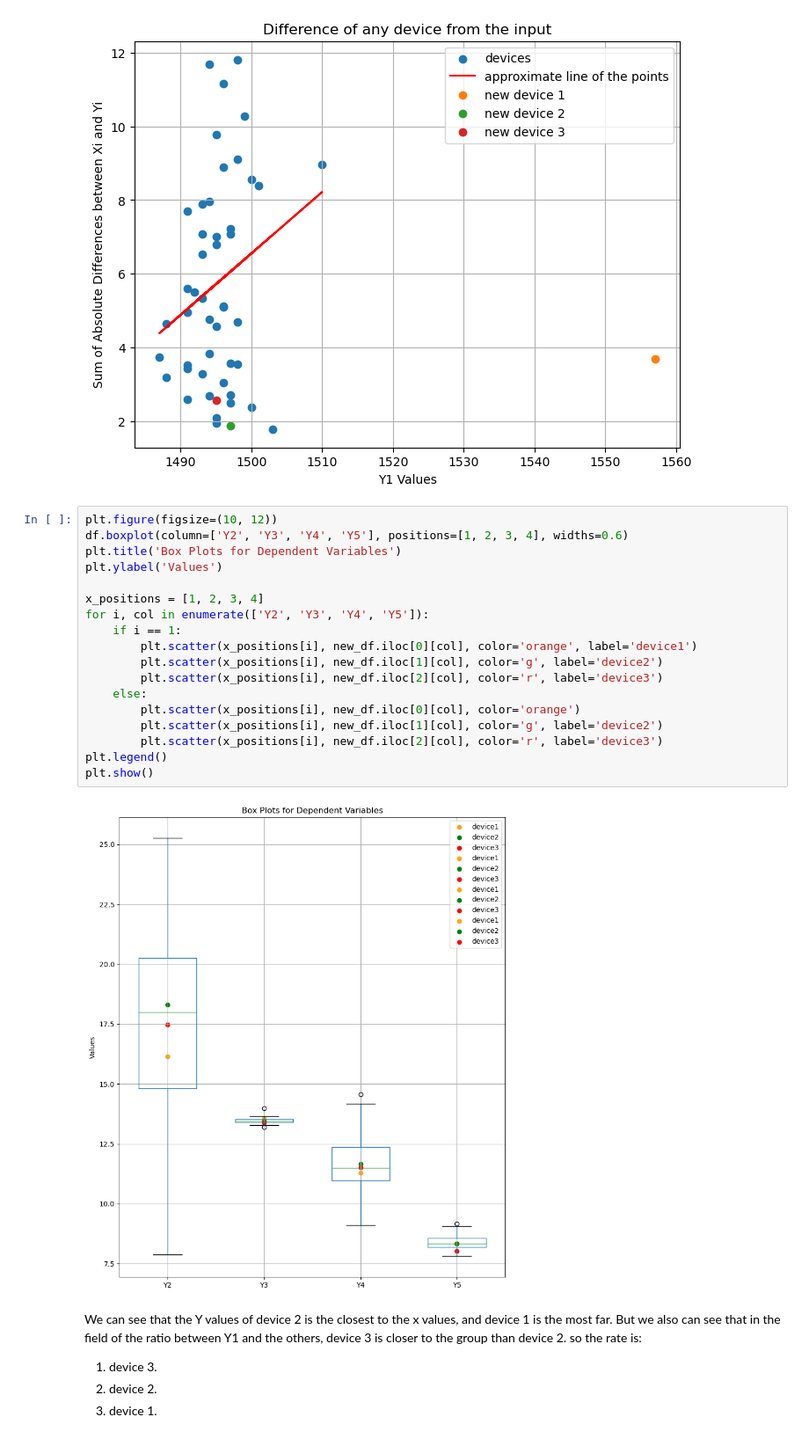
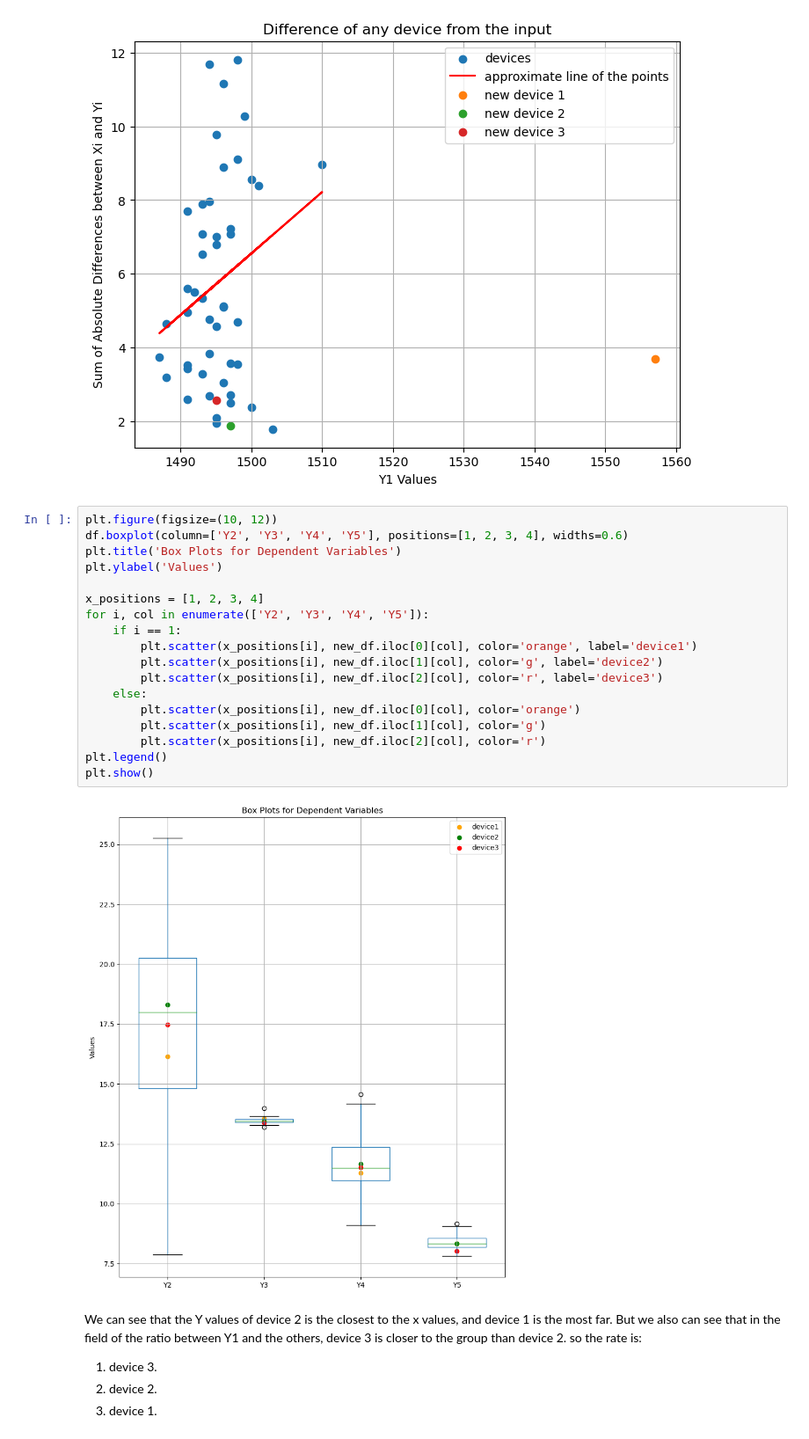
Before and after one commit to itamar3113/factory_test, a Jupyter notebook: Assigment - Itamar Mantzur.ipynb, the cells around one changed output. Shown: that part at 88% size. Saved outputs shown, nothing was run; the diff lists cells and outputs as text.

```diff
--- a/Assigment - Itamar Mantzur.ipynb
+++ b/Assigment - Itamar Mantzur.ipynb
@@ -157,23 +160,23 @@ plt.show()
 # %%
 plt.figure(figsize=(10, 12))
 df.boxplot(column=['Y2', 'Y3', 'Y4', 'Y5'], positions=[1, 2, 3, 4], widths=0.6)
 plt.title('Box Plots for Dependent Variables')
 plt.ylabel('Values')
 
 x_positions = [1, 2, 3, 4]
 for i, col in enumerate(['Y2', 'Y3', 'Y4', 'Y5']):
     if i == 1:
         plt.scatter(x_positions[i], new_df.iloc[0][col], color='orange', label='device1')
         plt.scatter(x_positions[i], new_df.iloc[1][col], color='g', label='device2')
         plt.scatter(x_positions[i], new_df.iloc[2][col], color='r', label='device3')
     else:
         plt.scatter(x_positions[i], new_df.iloc[0][col], color='orange')
-        plt.scatter(x_positions[i], new_df.iloc[1][col], color='g', label='device2')
-        plt.scatter(x_positions[i], new_df.iloc[2][col], color='r', label='device3')
+        plt.scatter(x_positions[i], new_df.iloc[1][col], color='g')
+        plt.scatter(x_positions[i], new_df.iloc[2][col], color='r')
 plt.legend()
 plt.show()
 # %% [output]
-[figure, old version]
+[figure, new version]
 # %% [markdown]
 We can see that the Y values of device 2 is the closest to the x values, and device 1 is the most far. But we also can see that in the field of the ratio between Y1 and the others, device 3 is closer to the group than device 2. so the rate is:
 1. device 3.
```
Also changed, not shown: parts of 2 cells of this notebook.
